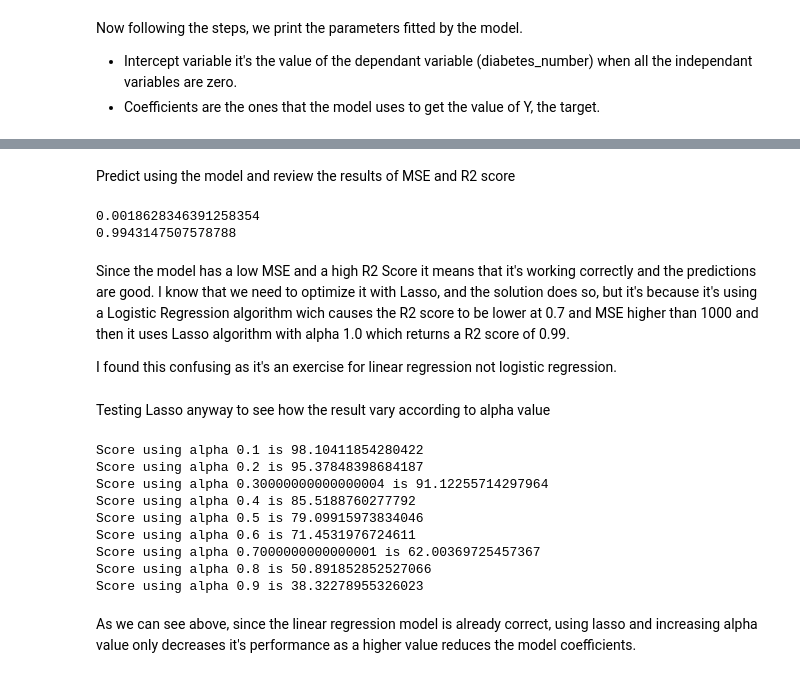
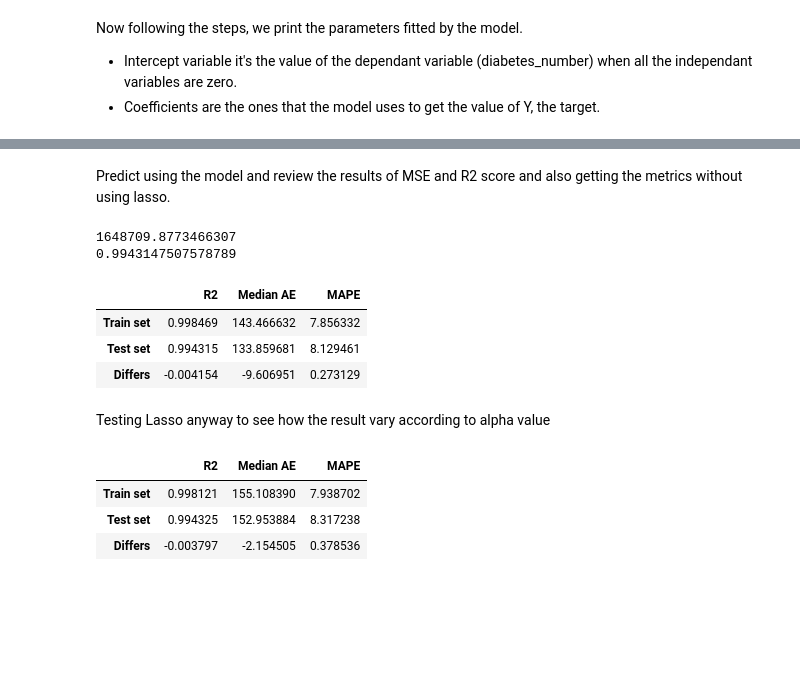
Before and after one commit to 4GeeksAcademy/JesusRoRo-Regularized-Linear-Reg, a Jupyter notebook: src/explore.ipynb, the cells around one changed output, grey strips where cells are left out. Drawn from its saved outputs; the diff is of its cells as text; code cells hidden in the pictures; blank space fills up the shorter version.

Commit message:
Second commit with corrections

```diff
--- a/src/explore.ipynb
+++ b/src/explore.ipynb
@@ -69,9 +69,10 @@ With no duplicates and no null values we now standarize the data using StandardS
 #Save all the variables for the new dataframe
 columns = []
 
+#Target variable don't need to be scaled
 for x in all_data.columns:
-     #if x != "diabetes_number": (This was trying to check the various results if I include or not the target variable to be standarized)
-     columns.append(x)
+     if x != "diabetes_number":
+          columns.append(x)
 
 #Scale all the variables using StandarScaler
 #Create the scaler first
@@ -81,7 +82,8 @@ scaler = StandardScaler()
 scal_features = scaler.fit_transform(all_data[columns])
 fact_data_scal = pd.DataFrame(scal_features, index = all_data.index, columns = columns)
 
-#fact_data_scal["diabetes_number"] = all_data["diabetes_number"] (This was trying to check the various results if I include or not the target variable to be standarized)
+#Adding the non-scaled variable to the scaled dataset
+fact_data_scal["diabetes_number"] = all_data["diabetes_number"]
 
 fact_data_scal.head()
 # %% [output]
@@ -199,42 +201,49 @@ print(model.coef_)
 # %% [markdown]
-Predict using the model and review the results of MSE and R2 score
+Predict using the model and review the results of MSE and R2 score and also getting the metrics without using lasso.
-# %%
-y_pred = model.predict(X_test)
-
-print(mean_squared_error(y_test, y_pred))
-print(r2_score(y_test, y_pred))
-# %% [output]
-0.0018628346391258354
-0.9943147507578788
-# %% [markdown]
-Since the model has a low MSE and a high R2 Score it means that it's working correctly and the predictions are good. I know that we need to optimize it with Lasso, and the solution does so, but it's because it's using a Logistic Regression algorithm wich causes the R2 score to be lower at 0.7 and MSE higher than 1000 and then it uses Lasso algorithm with alpha 1.0 which returns a R2 score of 0.99.
-
-I found this confusing as it's an exercise for linear regression not logistic regression.
+# %%
+y_pred = model.predict(X_test)
+
+print(mean_squared_error(y_test, y_pred))
+print(r2_score(y_test, y_pred))
+
+#This function get's the main metrics from test and train variables
+def get_metrics(yhat, y_test, yhat_train, y_train):
+  metrics_train = r2_score(y_train, yhat_train), median_absolute_error(y_train, yhat_train), mean_absolute_percentage_error(y_train, yhat_train)*100
+  metrics_test = r2_score(y_test, yhat), median_absolute_error(y_test, yhat), mean_absolute_percentage_error(y_test, yhat)*100
+  metrics_diff = list(map(lambda x: x[1]-x[0], zip(metrics_train, metrics_test)))
+  return pd.DataFrame(data=[metrics_train, metrics_test, metrics_diff], columns=['R2', 'Median AE', 'MAPE'], index=['Train set', 'Test set', 'Differs'])
+
+yhat_train = model.predict(X_train)
+yhat_test = model.predict(X_test)
+
+get_metrics(yhat_test, y_test, yhat_train, y_train)
+# %% [output]
+1648709.8773466307
+0.9943147507578789
+|  | R2 | Median AE | MAPE |
+| Train set | 0.998469 | 143.466632 | 7.856332 |
+| Test set | 0.994315 | 133.859681 | 8.129461 |
+| Differs | -0.004154 | -9.606951 | 0.273129 |
 # %% [markdown]
 Testing Lasso anyway to see how the result vary according to alpha value
 # %%
 from sklearn.linear_model import Lasso
 
-alpha = np.arange(0.1, 1, 0.1) #Not starting with 0 value of alpha as ut nay lead to unexpected results
+lasso_model = Lasso(alpha = 0.2)
 
-for a in alpha:
-    lasso_model = Lasso(alpha = a)
+# Training the model
+lasso_model.fit(X_train, y_train)
 
-    # Training the model
-    lasso_model.fit(X_train, y_train)
+# We evaluate the performance of the model on the test data
+score = lasso_model.score(X_test, y_test)
+scoret = lasso_model.score(X_train, y_train)
 
-    # We evaluate the performance of the model on the test data
-    score = lasso_model.score(X_test, y_test)
-    print(f"Score using alpha {a} is {score*100}")
+yhat_train_lasso = lasso_model.predict(X_train)
+yhat_lasso = lasso_model.predict(X_test)
+
+get_metrics(yhat_lasso, y_test, yhat_train_lasso, y_train)
 # %% [output]
-Score using alpha 0.1 is 98.10411854280422
-Score using alpha 0.2 is 95.37848398684187
-Score using alpha 0.30000000000000004 is 91.12255714297964
-Score using alpha 0.4 is 85.5188760277792
-Score using alpha 0.5 is 79.09915973834046
-Score using alpha 0.6 is 71.4531976724611
-Score using alpha 0.7000000000000001 is 62.00369725457367
-Score using alpha 0.8 is 50.891852852527066
-Score using alpha 0.9 is 38.32278955326023
+|  | R2 | Median AE | MAPE |
+| Train set | 0.998121 | 155.108390 | 7.938702 |
+| Test set | 0.994325 | 152.953884 | 8.317238 |
+| Differs | -0.003797 | -2.154505 | 0.378536 |
-# %% [markdown]
-As we can see above, since the linear regression model is already correct, using lasso and increasing alpha value only decreases it's performance as a higher value reduces the model coefficients.
```
Also changed, not shown: parts of 4 cells of this notebook, 2 other files.
